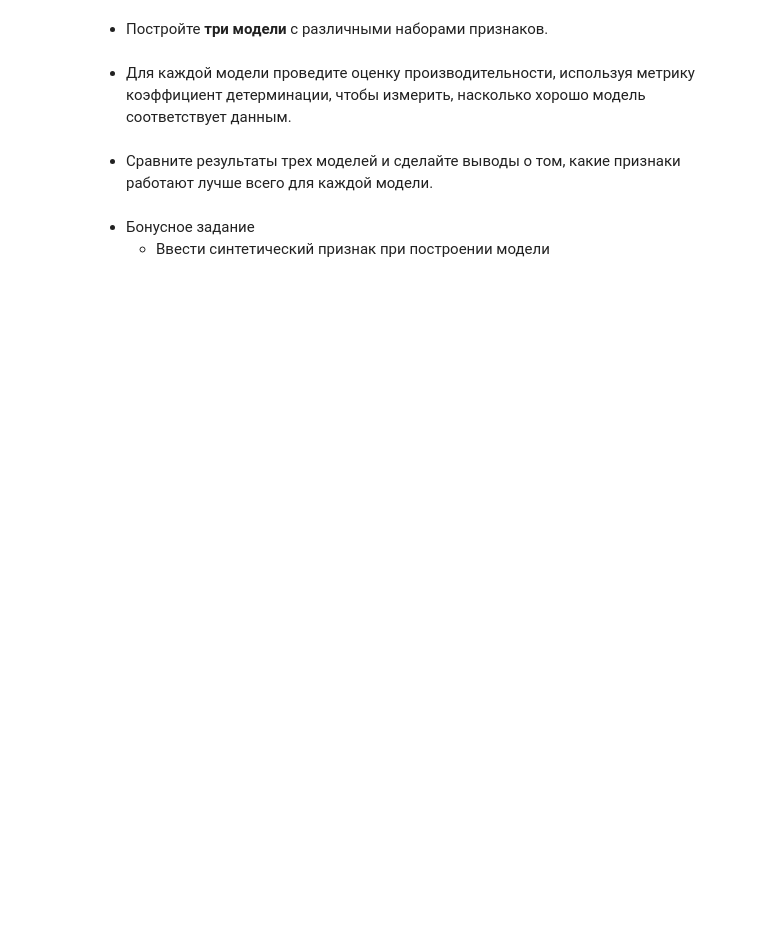
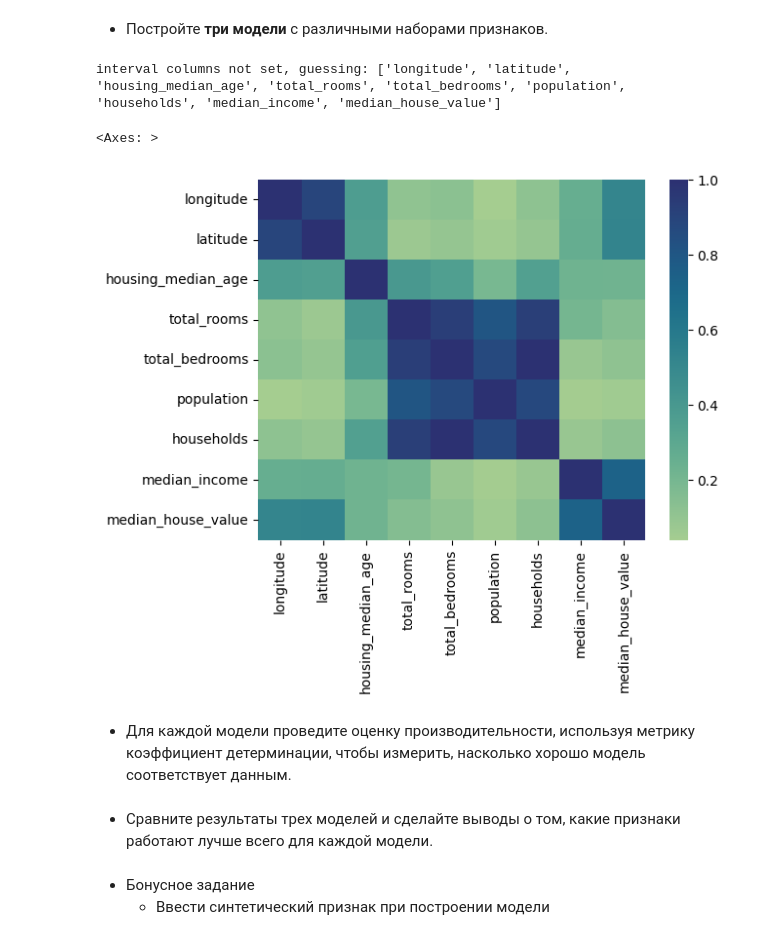
Before and after one commit to e1turin/itmo-ai-systems, a Jupyter notebook: module-2/lab-4/solution.ipynb, the cells around one changed output. Cells and saved outputs as stored; diff of their text form; code cells hidden in the pictures; blank space fills up the shorter version.

```diff
--- a/module-2/lab-4/solution.ipynb
+++ b/module-2/lab-4/solution.ipynb
@@ -64,5 +177,11 @@ max=500001.0
 # %% [markdown]
 - Постройте **три модели** с различными наборами признаков.
+# %%
+sns.heatmap(df.phik_matrix(), cmap='crest')
+# %% [output]
+interval columns not set, guessing: ['longitude', 'latitude', 'housing_median_age', 'total_rooms', 'total_bedrooms', 'population', 'households', 'median_income', 'median_house_value']
+<Axes: >
+[figure, added]
 # %% [markdown]
 - Для каждой модели проведите оценку производительности, используя метрику
   коэффициент детерминации, чтобы измерить, насколько хорошо модель
```
Also changed, not shown: parts of 15 cells of this notebook.
